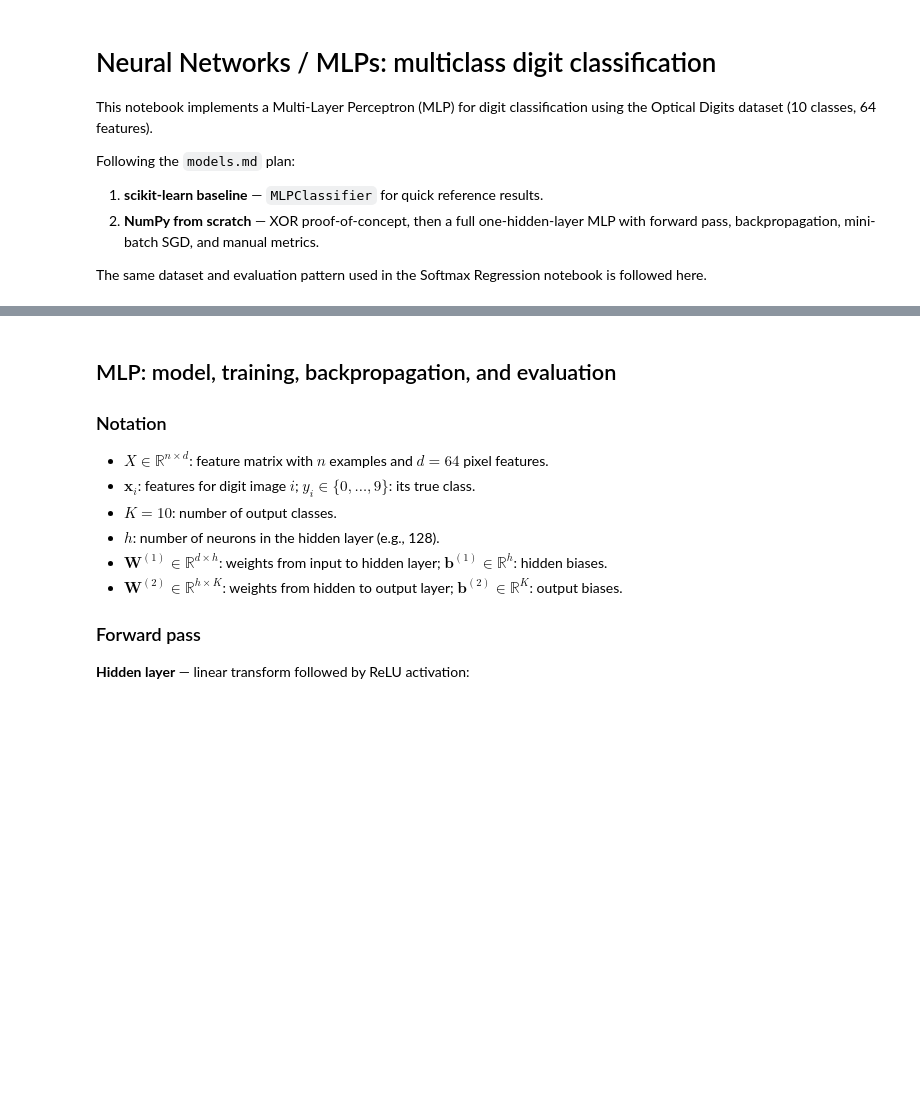
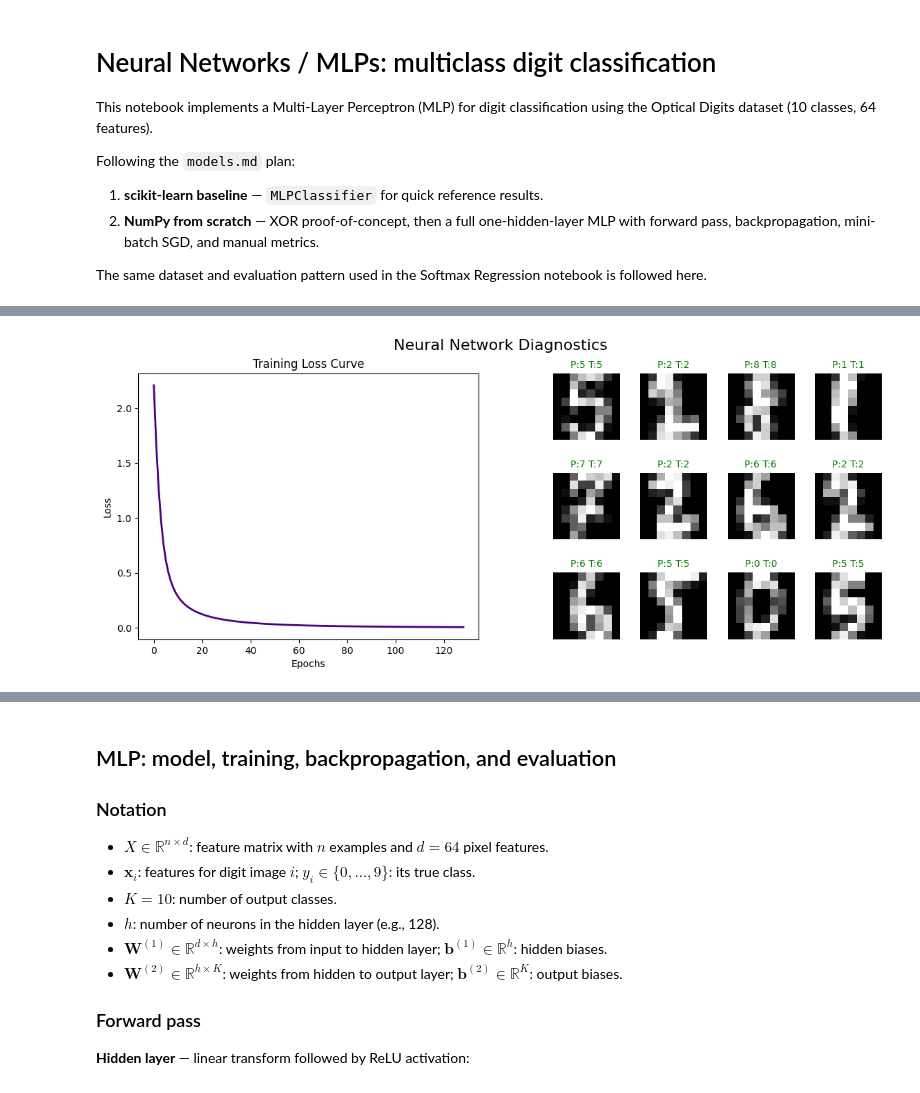
Before and after one commit to iamaryav/models, a Jupyter notebook: notebooks/neural_networks.ipynb, the cells around one changed output, grey strips where cells are left out. Cells and saved outputs as stored; diff of their text form; code cells hidden in the pictures; blank space fills up the shorter version.

```diff
--- a/notebooks/neural_networks.ipynb
+++ b/notebooks/neural_networks.ipynb
@@ -53,26 +75,28 @@ plt.show()
 # %%
 # Plot learning curve and sample predictions
+import matplotlib.gridspec as gridspec
+
 fig = plt.figure(figsize=(14, 5))
+outer = gridspec.GridSpec(1, 2, figure=fig, width_ratios=[1, 1], wspace=0.2)
 
 # Loss curve
-ax1 = fig.add_subplot(121)
+ax1 = fig.add_subplot(outer[0, 0])
 ax1.plot(model.loss_curve_, color='indigo', lw=2)
 ax1.set_title('Training Loss Curve')
 ax1.set_xlabel('Epochs')
 ax1.set_ylabel('Loss')
 
-# Sample predictions
-import matplotlib.gridspec as gridspec
-inner = gridspec.GridSpecFromSubplotSpec(3, 4, subplot_spec=ax1.get_subplotspec()._subplot.get_gridspec()[0, 1], wspace=0.1, hspace=0.5)
-
+# Sample predictions — 3x4 grid nested inside the right half of the figure
+inner = gridspec.GridSpecFromSubplotSpec(3, 4, subplot_spec=outer[0, 1],
+                                         wspace=0.1, hspace=0.5)
 for i in range(12):
-    ax = plt.Subplot(fig, inner[i])
-    fig.add_subplot(ax)
-    img = X_test[i].reshape(8, 8)
-    ax.imshow(img, cmap='gray')
+    ax = fig.add_subplot(inner[i])
+    ax.imshow(X_test[i].reshape(8, 8), cmap='gray')
     color = 'green' if y_test[i] == y_pred[i] else 'red'
     ax.set_title(f'P:{y_pred[i]} T:{y_test[i]}', color=color, fontsize=10)
     ax.axis('off')
 
 plt.suptitle('Neural Network Diagnostics', fontsize=16)
 plt.show()
+# %% [output]
+[figure, added]
```
Also changed, not shown: parts of 6 cells of this notebook.
